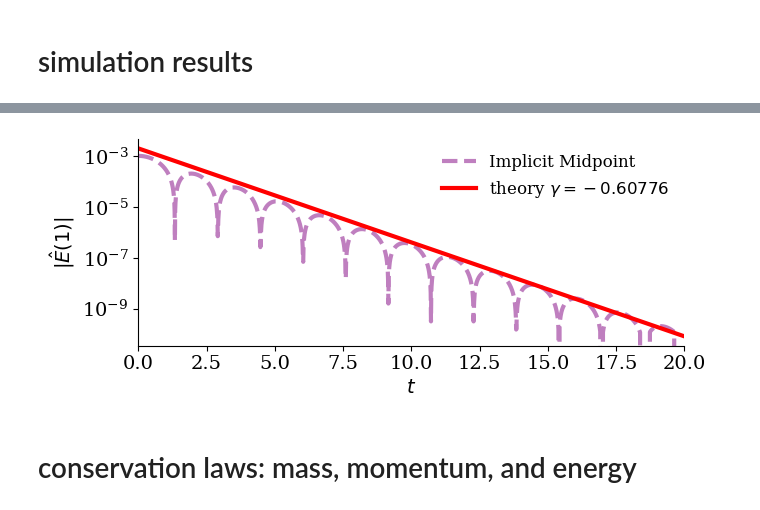
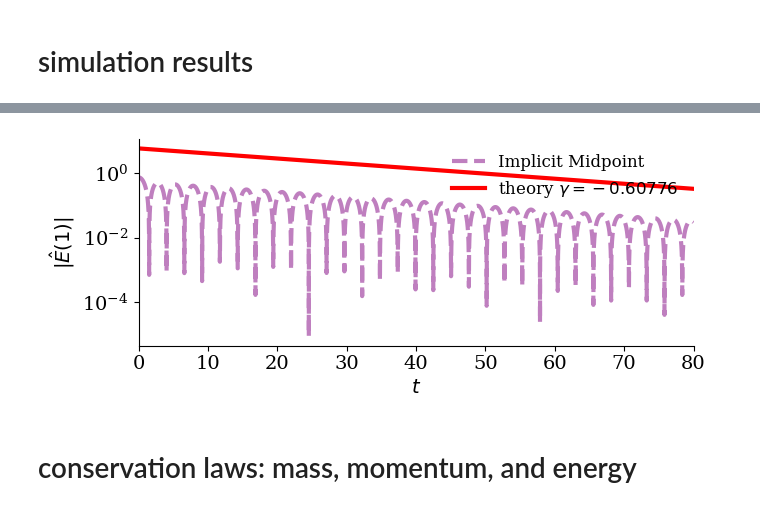
Before and after one commit to opaliss/HermiteFD-ROM, a Jupyter notebook: FOM/linear_landau_damping_FOM.ipynb, the cells around one changed output, grey strips where cells are left out. Cells and saved outputs as stored; diff of their text form; code cells hidden in the pictures.

```diff
--- a/FOM/linear_landau_damping_FOM.ipynb
+++ b/FOM/linear_landau_damping_FOM.ipynb
@@ -21,20 +21,20 @@ matplotlib.rc('ytick', labelsize=14)
 # %% [markdown]
 # Linear Landau damping
 # %%
-k_ = 1
 setup = SimulationSetupFOM(Nx=150,
                            Nv=20,
                            epsilon=1e-2,
-                           alpha_e=np.sqrt(2),
+                           alpha_e=0.5,
                            alpha_i=np.sqrt(2 / 1836),
                            u_e=0,
                            u_i=0,
-                           L=20 * np.pi,
+                           L=2 * np.pi,
                            dt=1e-2,
                            T0=0,
-                           T=20,
+                           T=80,
                            nu=10,
-                           problem_dir="linear_landau")
+                           problem_dir="linear_landau",
+                           construct_B=False)
 # %%
 # ions (unperturbed)
 C0_ions = np.ones(setup.Nx) / setup.alpha_i
@@ -49,8 +49,8 @@ x = np.linspace(0, setup.L, setup.Nx+1)
 skip = 1
 # load the simulation results
 # save results
-sol_midpoint_u = np.load("../data/FOM/linear_landau/sample_" + str(k_) + "/sol_FOM_u_" + str(setup.Nv) + "_k_" + str(k_) + "_" + str(setup.T0) + "_" + str(setup.T) + ".npy")
-sol_midpoint_t = np.load("../data/FOM/linear_landau/sample_" + str(k_) + "/sol_FOM_t_" + str(setup.Nv) + "_k_" + str(k_) + "_" + str(setup.T0) + "_" + str(setup.T) + ".npy")
+sol_midpoint_u = np.load("../data/FOM/linear_landau/sample_" + str(setup.alpha_e) + "/sol_FOM_u_" + str(setup.Nv) + "_alpha_" + str(setup.alpha_e) + "_" + str(setup.T0) + "_" + str(setup.T) + ".npy")
+sol_midpoint_t = np.load("../data/FOM/linear_landau/sample_" + str(setup.alpha_e) + "/sol_FOM_t_" + str(setup.Nv) + "_alpha_" + str(setup.alpha_e) + "_" + str(setup.T0) + "_" + str(setup.T) + ".npy")
 
 dt = 0.01 * skip
 
@@ -149,20 +132,20 @@ for ii in range(len(sol_midpoint_t)):
 # %%
 # plot the electric field damping rate
 fig, ax = plt.subplots(figsize=(7, 3))
 ax.plot(sol_midpoint_t, E1_midpoint, "--", c="purple", alpha=0.5, linewidth=3, label="Implicit Midpoint")
-ax.plot(sol_midpoint_t, 2e-3*np.exp(-0.851*sol_midpoint_t), linewidth=3, color="red", label=r"theory $\gamma = -0.60776$")
+ax.plot(sol_midpoint_t, 6*np.exp(-0.0362*sol_midpoint_t), linewidth=3, color="red", label=r"theory $\gamma = -0.60776$")
 
 ax.set_yscale("log")
 ax.spines['right'].set_visible(False)
 ax.spines['top'].set_visible(False)
 ax.set_ylabel("$|\hat{E}(1)|$")
 ax.set_xlabel("$ t$")
 ax.set_xlim(0, setup.T)
 legend = ax.legend(ncols=1, fancybox=False, shadow=False, fontsize=12, loc='upper right')
 legend.get_frame().set_alpha(0)
 plt.tight_layout()
 #plt.savefig("../figs/FOM/linear_landau/electric_field_damping_rate_" + str(setup.Nv) + ".png", dpi=600)
 # %% [output]
-[figure, old version]
+[figure, new version]
 # %%
 # save the electric field
```
Also changed, not shown: parts of 29 cells of this notebook, 9 other files.
